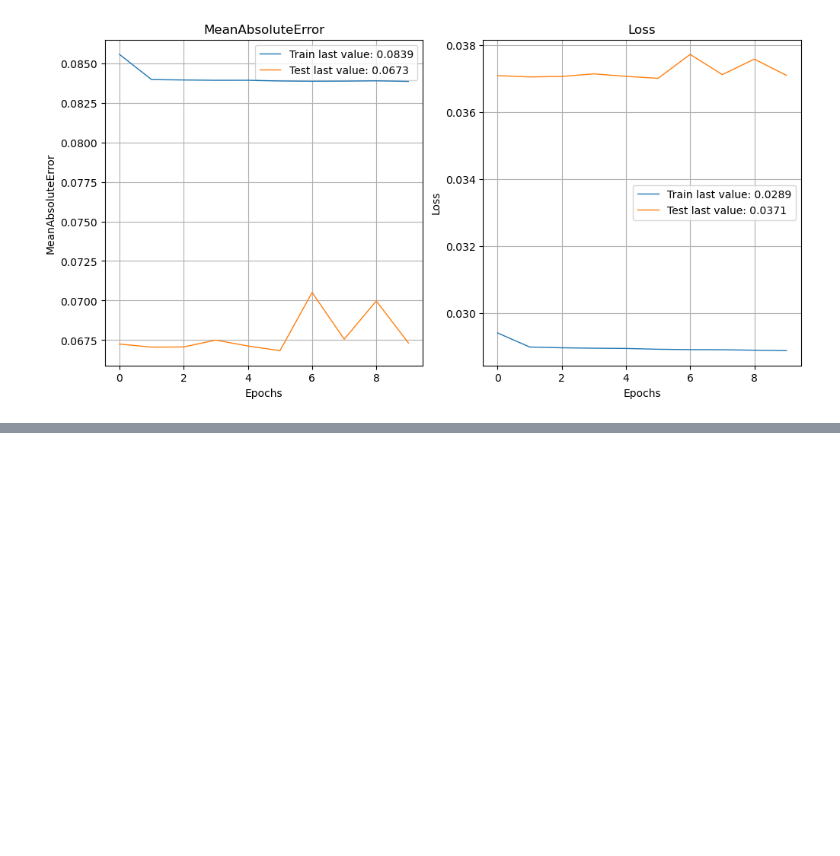
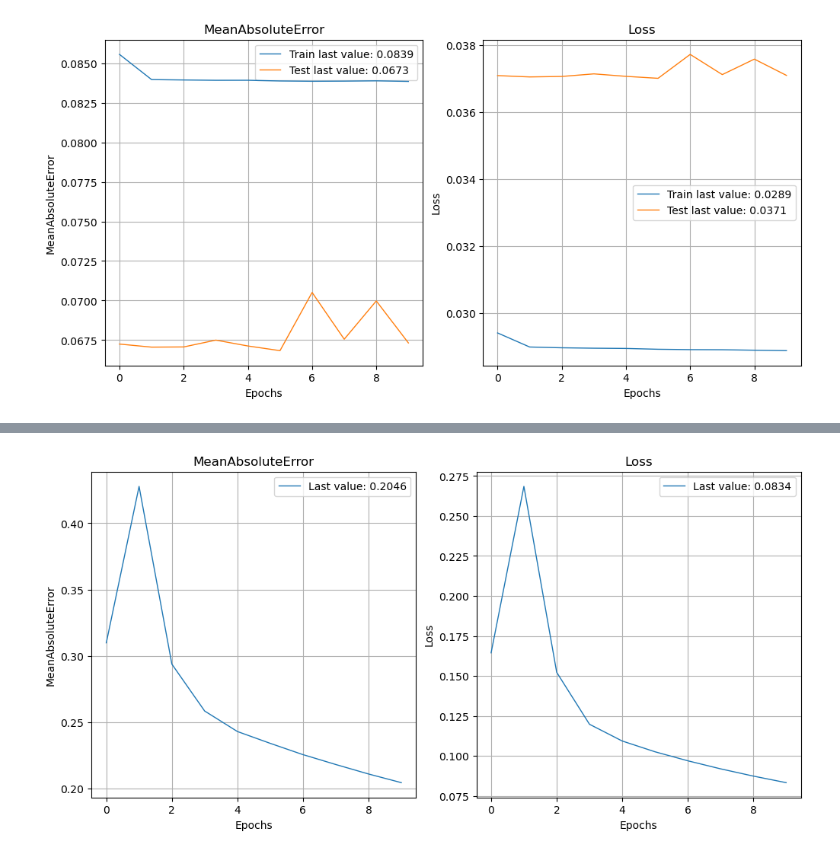
Before and after one commit to serah6057-beep/ML-for-Quantative-Investment, a Jupyter notebook: Ch7.ipynb, the cells around one changed output, grey strips where cells are left out. Cells and saved outputs as stored; diff of their text form; code cells hidden in the pictures; blank space fills up the shorter version.

```diff
--- a/Ch7.ipynb
+++ b/Ch7.ipynb
@@ -210,0 +374,34 @@ Hit Ratio:0.538044097538742
+# %%
+from Ch1 import stock_ids_short, separation_date
+data_rnn=data_ml[data_ml['stock_id'].isin(stock_ids_short)]
+
+training_sample_rnn=data_rnn[data_rnn['date']<separation_date]
+testing_sample_rnn=data_rnn[data_rnn['date']>separation_date]
+
+nb_stocks=len(stock_ids_short)
+nb_feats=len(features)
+
+nb_dates_train=training_sample_rnn.shape[0]//nb_stocks
+nb_dates_test=testing_sample_rnn.shape[0]//nb_stocks
+nn_train_features=training_sample_rnn[features].values
+nn_test_features=testing_sample_rnn[features].values
+nn_train_labels=training_sample_rnn['R1M_Usd'].values
+nn_test_labels=testing_sample_rnn['R1M_Usd'].values
+# %%
+train_features_rnn=np.reshape(nn_train_features, (nb_stocks, nb_dates_train, nb_feats)) # 주식, 날짜 특성 순
+test_features_rnn=np.reshape(nn_test_features, (nb_stocks, nb_dates_test, nb_feats))
+
+train_labels_rnn=np.reshape(nn_train_labels, (nb_stocks, nb_dates_train,1))
+test_labels_rnn=np.reshape(nn_test_labels, (nb_stocks, nb_dates_test,1))
+# %%
+model_RNN=keras.Sequential()
+model_RNN.add(layers.InputLayer(batch_input_shape=(nb_stocks, nb_dates_train, nb_feats)))
+model_RNN.add(layers.GRU(16,activation='tanh', return_sequences=True)) # 모든 시퀀스 반환
+model_RNN.add(layers.Dense(1))
+model_RNN.compile(optimizer='RMSprop',
+                  loss='mse', metrics=['MeanAbsoluteError'])
+# %%
+fit_RNN=model_RNN.fit(train_features_rnn, train_labels_rnn, epochs=10, batch_size=nb_stocks, verbose=False)
+show_history(fit_RNN)
+# %% [output]
+[figure, added]
```
Also changed, not shown: parts of 20 cells of this notebook.
